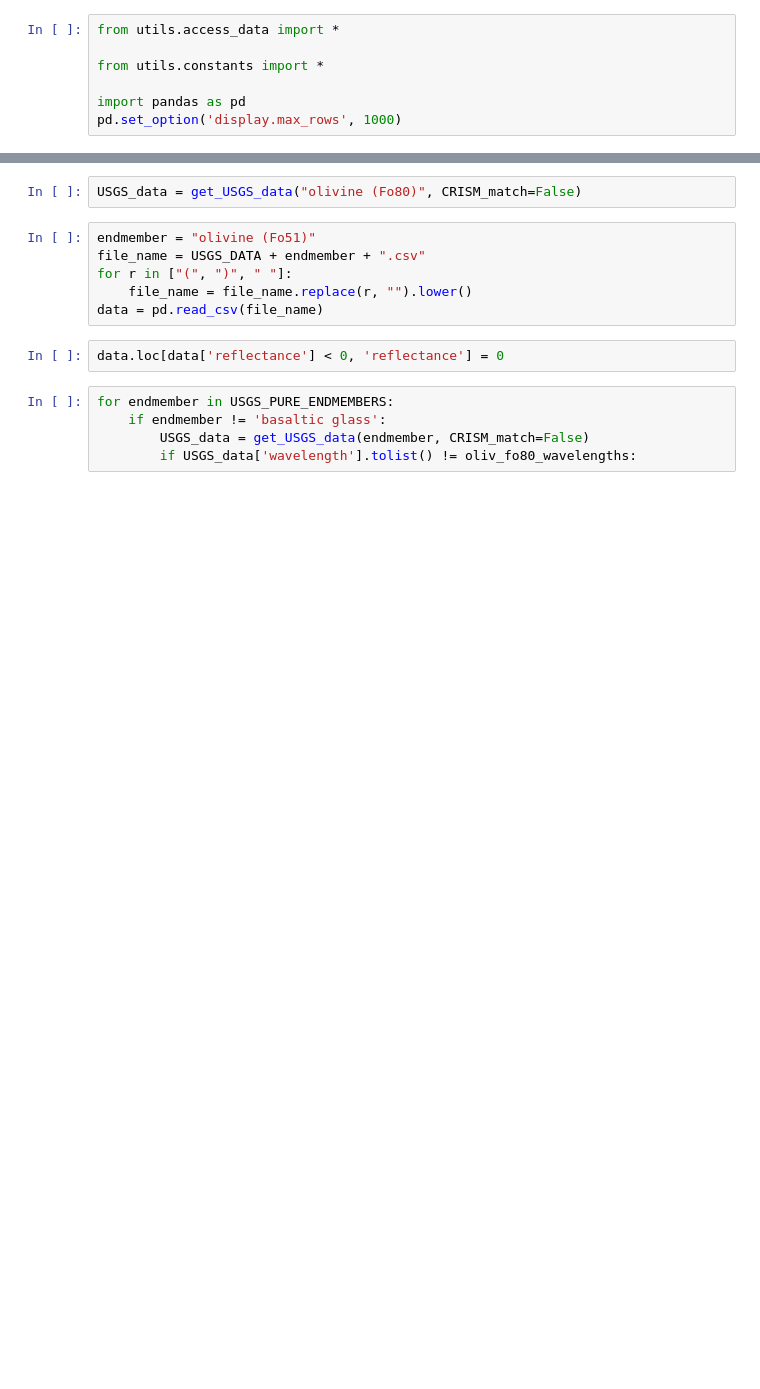
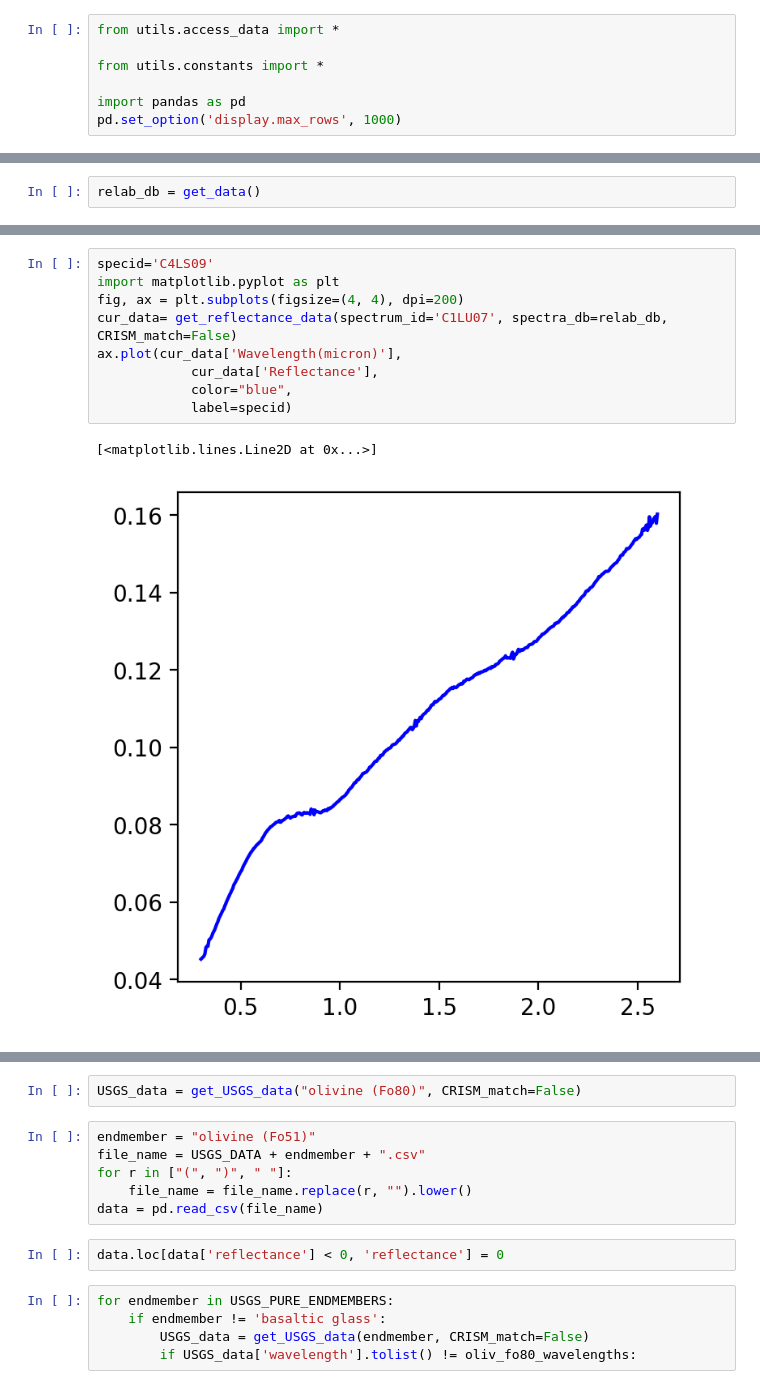
Before and after one commit to marinakiseleva/spectral_analysis, a Jupyter notebook: notebooks/Endmembers.ipynb, the cells around one changed output, grey strips where cells are left out. Drawn from its saved outputs; the diff is of its cells as text; blank space fills up the shorter version.

```diff
--- a/notebooks/Endmembers.ipynb
+++ b/notebooks/Endmembers.ipynb
@@ -7,0 +16,2 @@ pd.set_option('display.max_rows', 1000)
+# %%
+relab_db = get_data()
@@ -7,0 +34,12 @@ pd.set_option('display.max_rows', 1000)
+# %%
+specid='C4LS09'
+import matplotlib.pyplot as plt
+fig, ax = plt.subplots(figsize=(4, 4), dpi=200)
+cur_data= get_reflectance_data(spectrum_id='C1LU07', spectra_db=relab_db, CRISM_match=False)
+ax.plot(cur_data['Wavelength(micron)'],
+            cur_data['Reflectance'],
+            color="blue",
+            label=specid)
+# %% [output]
+[<matplotlib.lines.Line2D at 0x...>]
+[figure, added]
```
Also changed, not shown: parts of 6 cells of this notebook, 7 other files.
